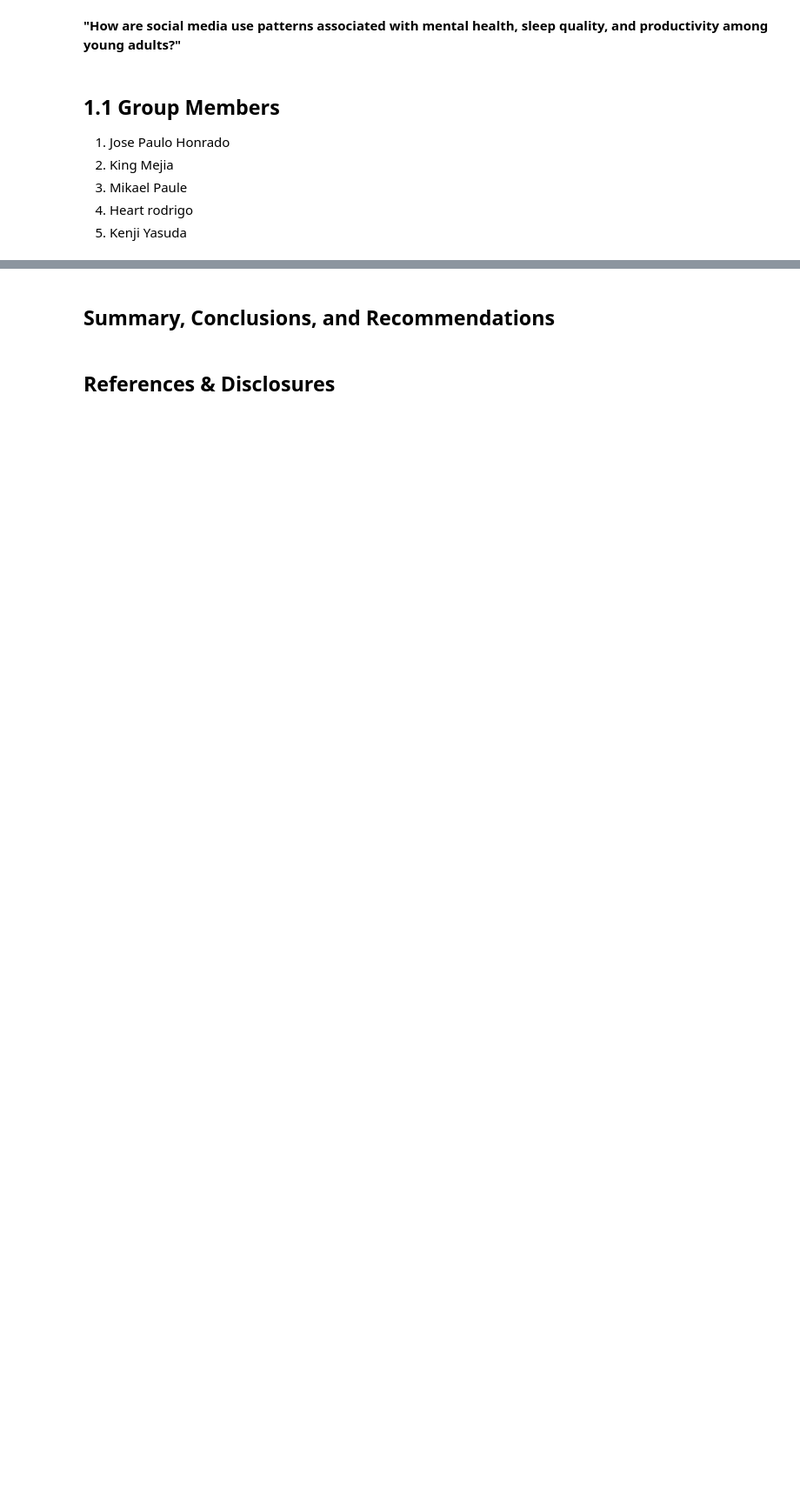
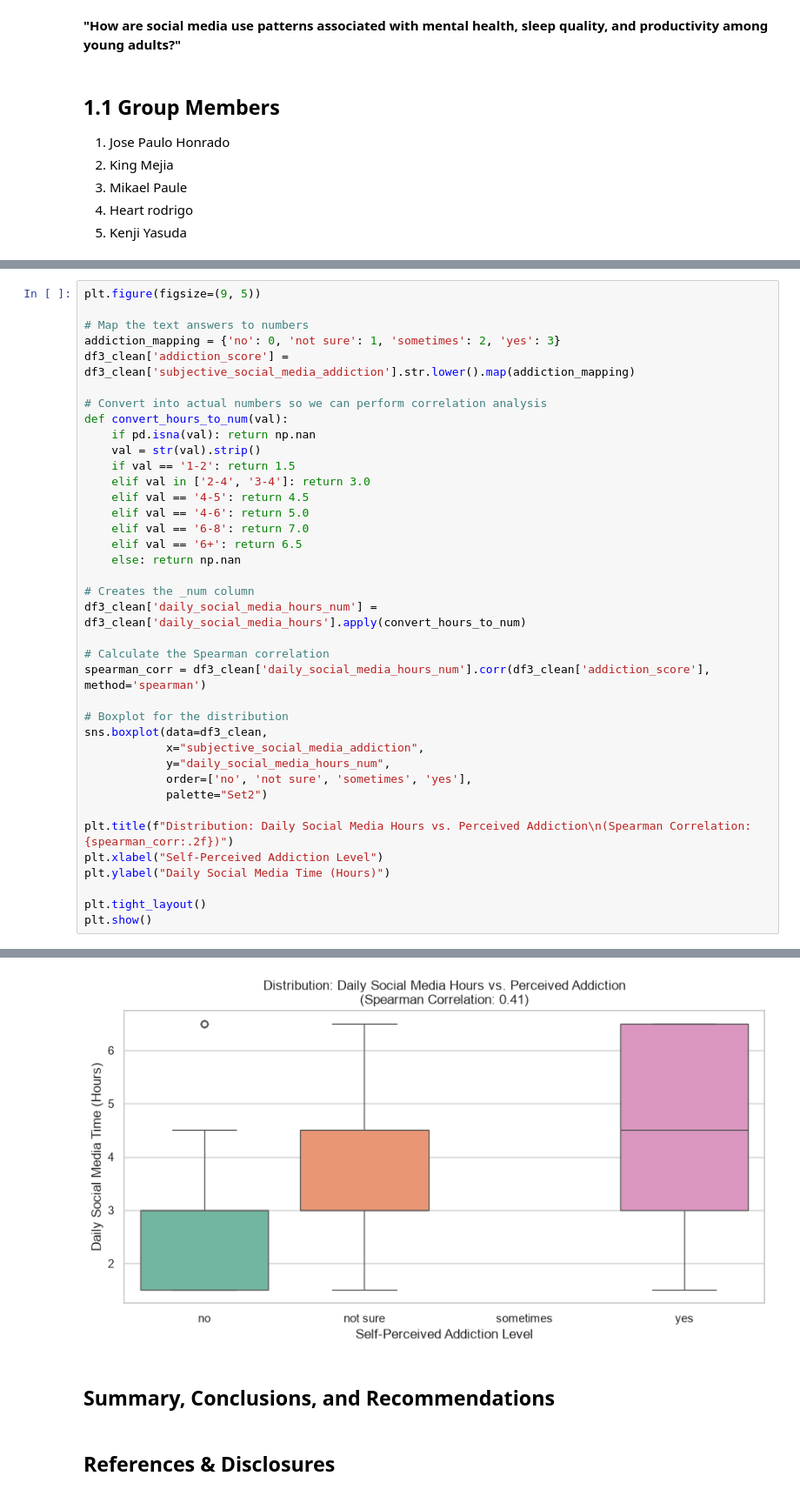
Before and after one commit to klyckman/CSMODEL, a Jupyter notebook: notebooks/Kodiak_Knowers_Notebook.ipynb, the cells around one changed output, grey strips where cells are left out. Shown at 87% size. Cells and saved outputs as stored; diff of their text form; blank space fills up the shorter version.

Commit message:
Implement code changes to enhance functionality and improve performance

```diff
--- a/notebooks/Kodiak_Knowers_Notebook.ipynb
+++ b/notebooks/Kodiak_Knowers_Notebook.ipynb
@@ -287,0 +462,39 @@ df3_clean.query("age > 18 & age < 30")
+# %%
+plt.figure(figsize=(9, 5))
+
+# Map the text answers to numbers
+addiction_mapping = {'no': 0, 'not sure': 1, 'sometimes': 2, 'yes': 3}
+df3_clean['addiction_score'] = df3_clean['subjective_social_media_addiction'].str.lower().map(addiction_mapping)
+
+# Convert into actual numbers so we can perform correlation analysis
+def convert_hours_to_num(val):
+    if pd.isna(val): return np.nan
+    val = str(val).strip()
+    if val == '1-2': return 1.5
+    elif val in ['2-4', '3-4']: return 3.0
+    elif val == '4-5': return 4.5
+    elif val == '4-6': return 5.0
+    elif val == '6-8': return 7.0
+    elif val == '6+': return 6.5
+    else: return np.nan
+
+# Creates the _num column
+df3_clean['daily_social_media_hours_num'] = df3_clean['daily_social_media_hours'].apply(convert_hours_to_num)
+
+# Calculate the Spearman correlation
+spearman_corr = df3_clean['daily_social_media_hours_num'].corr(df3_clean['addiction_score'], method='spearman')
+
+# Boxplot for the distribution
+sns.boxplot(data=df3_clean,
+            x="subjective_social_media_addiction",
+            y="daily_social_media_hours_num",
+            order=['no', 'not sure', 'sometimes', 'yes'],
+            palette="Set2")
+
+plt.title(f"Distribution: Daily Social Media Hours vs. Perceived Addiction\n(Spearman Correlation: {spearman_corr:.2f})")
+plt.xlabel("Self-Perceived Addiction Level")
+plt.ylabel("Daily Social Media Time (Hours)")
+
+plt.tight_layout()
+plt.show()
+# %% [output]
@@ -288,3 +504,4 @@ df3_clean.query("age > 18 & age < 30")
+[figure, added]
 # %% [markdown]
 ## **Summary, Conclusions, and Recommendations**
 # %% [markdown]
```
Also changed, not shown: parts of 87 cells of this notebook.
